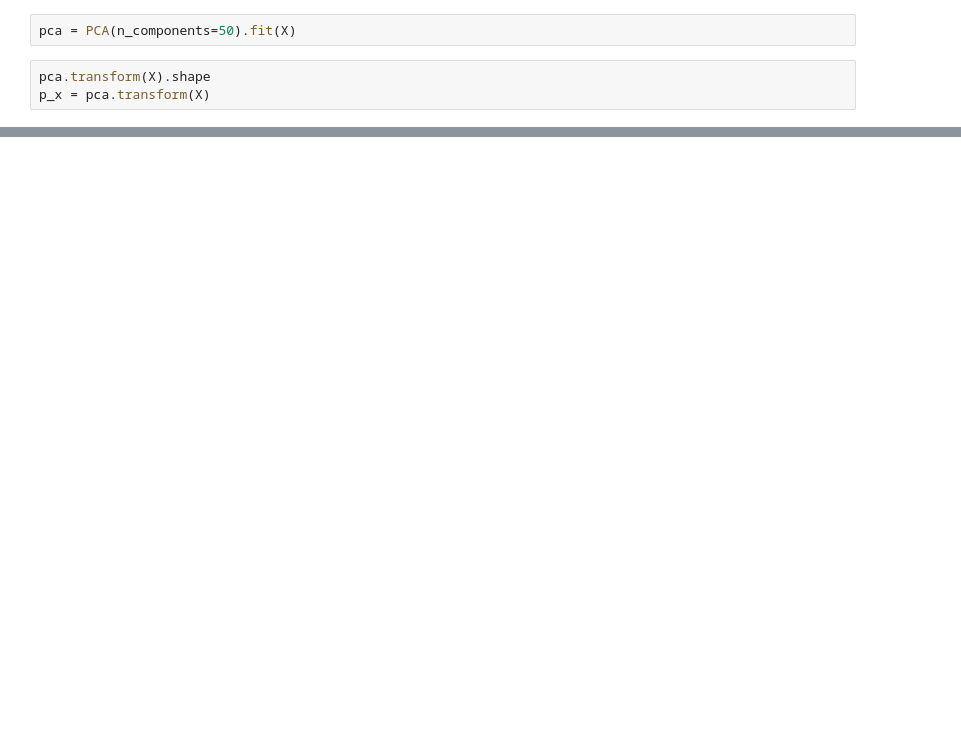
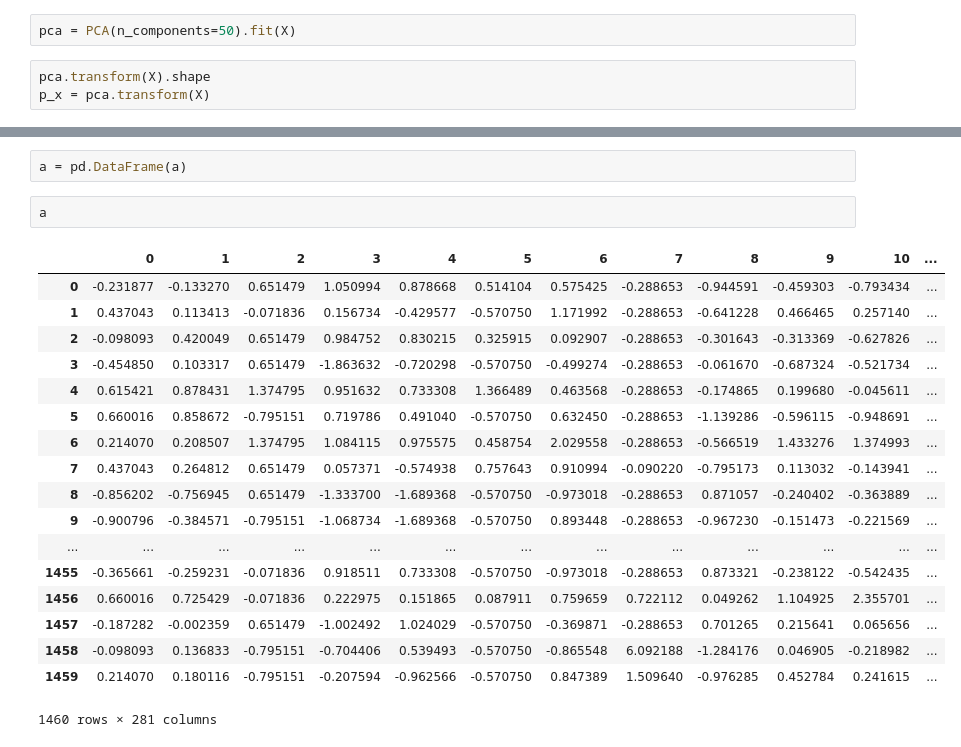
Before and after one commit to ariani86/Machine_Learning_Prohect, a Jupyter notebook: ML_ProjectCode.ipynb, the cells around one changed output, grey strips where cells are left out. Drawn from its saved outputs; the diff is of its cells as text; blank space fills up the shorter version.

```diff
--- a/ML_ProjectCode.ipynb
+++ b/ML_ProjectCode.ipynb
@@ -714,0 +733,23 @@ LASS:  RMSE: 0.1536 (0.0463)  R^2: 0.8389 (0.0969)
+# %%
+a = pd.DataFrame(a)
+# %%
+a
+# %% [output]
+|  | 0 | 1 | 2 | 3 | 4 | 5 | 6 | 7 | 8 | 9 | 10 | ... |
+| 0 | -0.231877 | -0.133270 | 0.651479 | 1.050994 | 0.878668 | 0.514104 | 0.575425 | -0.288653 | -0.944591 | -0.459303 | -0.793434 | ... |
+| 1 | 0.437043 | 0.113413 | -0.071836 | 0.156734 | -0.429577 | -0.570750 | 1.171992 | -0.288653 | -0.641228 | 0.466465 | 0.257140 | ... |
+| 2 | -0.098093 | 0.420049 | 0.651479 | 0.984752 | 0.830215 | 0.325915 | 0.092907 | -0.288653 | -0.301643 | -0.313369 | -0.627826 | ... |
+| 3 | -0.454850 | 0.103317 | 0.651479 | -1.863632 | -0.720298 | -0.570750 | -0.499274 | -0.288653 | -0.061670 | -0.687324 | -0.521734 | ... |
+| 4 | 0.615421 | 0.878431 | 1.374795 | 0.951632 | 0.733308 | 1.366489 | 0.463568 | -0.288653 | -0.174865 | 0.199680 | -0.045611 | ... |
+| 5 | 0.660016 | 0.858672 | -0.795151 | 0.719786 | 0.491040 | -0.570750 | 0.632450 | -0.288653 | -1.139286 | -0.596115 | -0.948691 | ... |
+| 6 | 0.214070 | 0.208507 | 1.374795 | 1.084115 | 0.975575 | 0.458754 | 2.029558 | -0.288653 | -0.566519 | 1.433276 | 1.374993 | ... |
+| 7 | 0.437043 | 0.264812 | 0.651479 | 0.057371 | -0.574938 | 0.757643 | 0.910994 | -0.090220 | -0.795173 | 0.113032 | -0.143941 | ... |
+| 8 | -0.856202 | -0.756945 | 0.651479 | -1.333700 | -1.689368 | -0.570750 | -0.973018 | -0.288653 | 0.871057 | -0.240402 | -0.363889 | ... |
+| 9 | -0.900796 | -0.384571 | -0.795151 | -1.068734 | -1.689368 | -0.570750 | 0.893448 | -0.288653 | -0.967230 | -0.151473 | -0.221569 | ... |
+| ... | ... | ... | ... | ... | ... | ... | ... | ... | ... | ... | ... | ... |
+| 1455 | -0.365661 | -0.259231 | -0.071836 | 0.918511 | 0.733308 | -0.570750 | -0.973018 | -0.288653 | 0.873321 | -0.238122 | -0.542435 | ... |
+| 1456 | 0.660016 | 0.725429 | -0.071836 | 0.222975 | 0.151865 | 0.087911 | 0.759659 | 0.722112 | 0.049262 | 1.104925 | 2.355701 | ... |
+| 1457 | -0.187282 | -0.002359 | 0.651479 | -1.002492 | 1.024029 | -0.570750 | -0.369871 | -0.288653 | 0.701265 | 0.215641 | 0.065656 | ... |
+| 1458 | -0.098093 | 0.136833 | -0.795151 | -0.704406 | 0.539493 | -0.570750 | -0.865548 | 6.092188 | -1.284176 | 0.046905 | -0.218982 | ... |
+| 1459 | 0.214070 | 0.180116 | -0.795151 | -0.207594 | -0.962566 | -0.570750 | 0.847389 | 1.509640 | -0.976285 | 0.452784 | 0.241615 | ... |
+1460 rows × 281 columns
```
Also changed, not shown: parts of 15 cells of this notebook.
